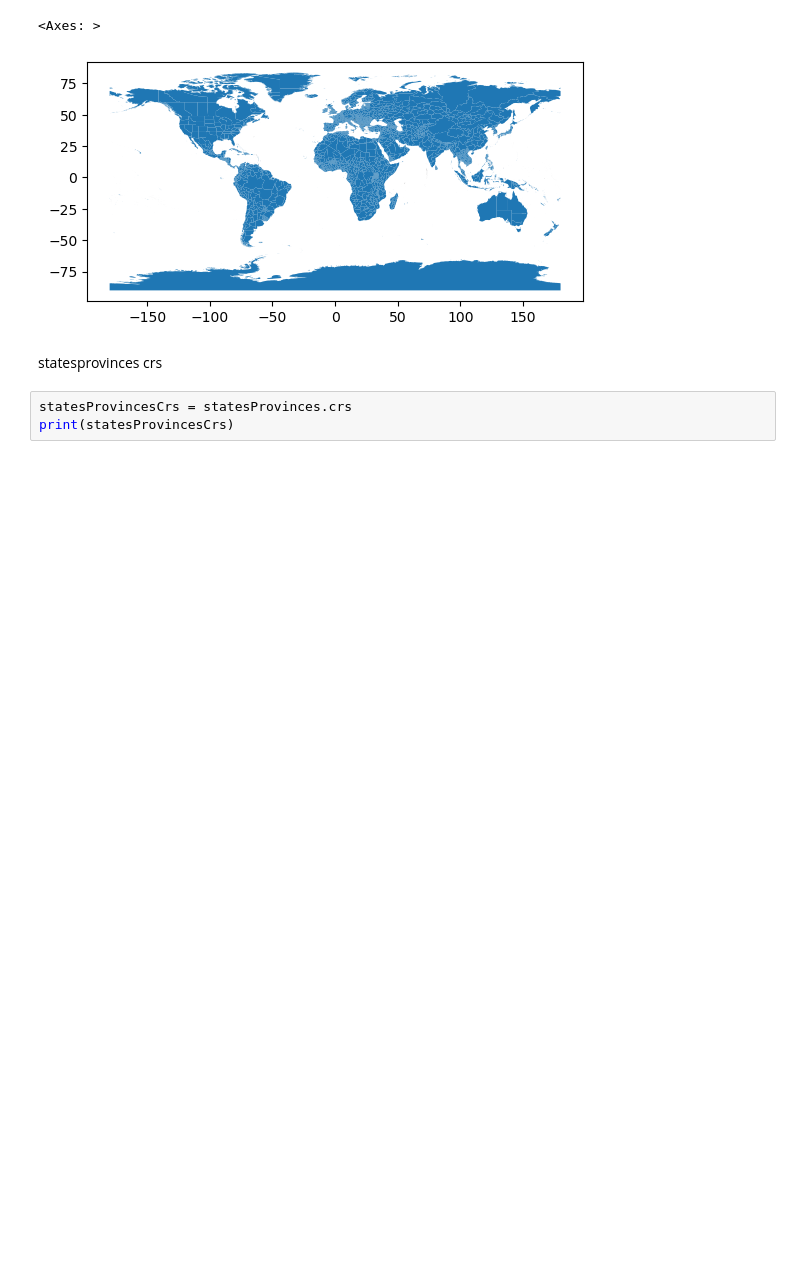
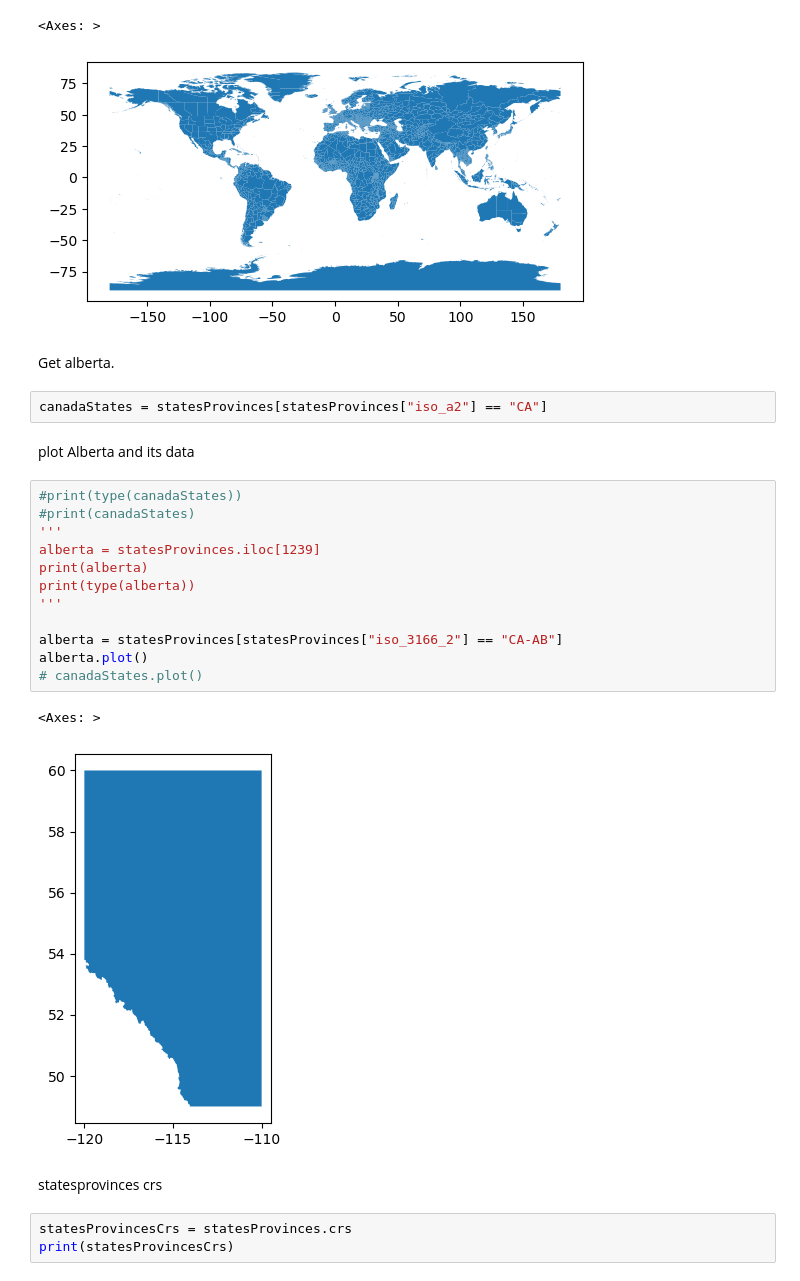
Before and after one commit to JoshuaT35/Wildfire-Analytics, a Jupyter notebook: useGeopandas.ipynb, the cells around one changed output. Cells and saved outputs as stored; diff of their text form; blank space fills up the shorter version.

Commit message:
mapped alberta

```diff
--- a/useGeopandas.ipynb
+++ b/useGeopandas.ipynb
@@ -57,6 +57,27 @@ statesProvinces.plot()
 # %% [output]
 <Axes: >
 [figure]
+# %% [markdown]
+Get alberta.
+# %%
+canadaStates = statesProvinces[statesProvinces["iso_a2"] == "CA"]
+# %% [markdown]
+plot Alberta and its data
+# %%
+#print(type(canadaStates))
+#print(canadaStates)
+'''
+alberta = statesProvinces.iloc[1239]
+print(alberta)
+print(type(alberta))
+'''
+
+alberta = statesProvinces[statesProvinces["iso_3166_2"] == "CA-AB"]
+alberta.plot()
+# canadaStates.plot()
+# %% [output]
+<Axes: >
+[figure, added]
 # %% [markdown]
 statesprovinces crs
 # %%
```
